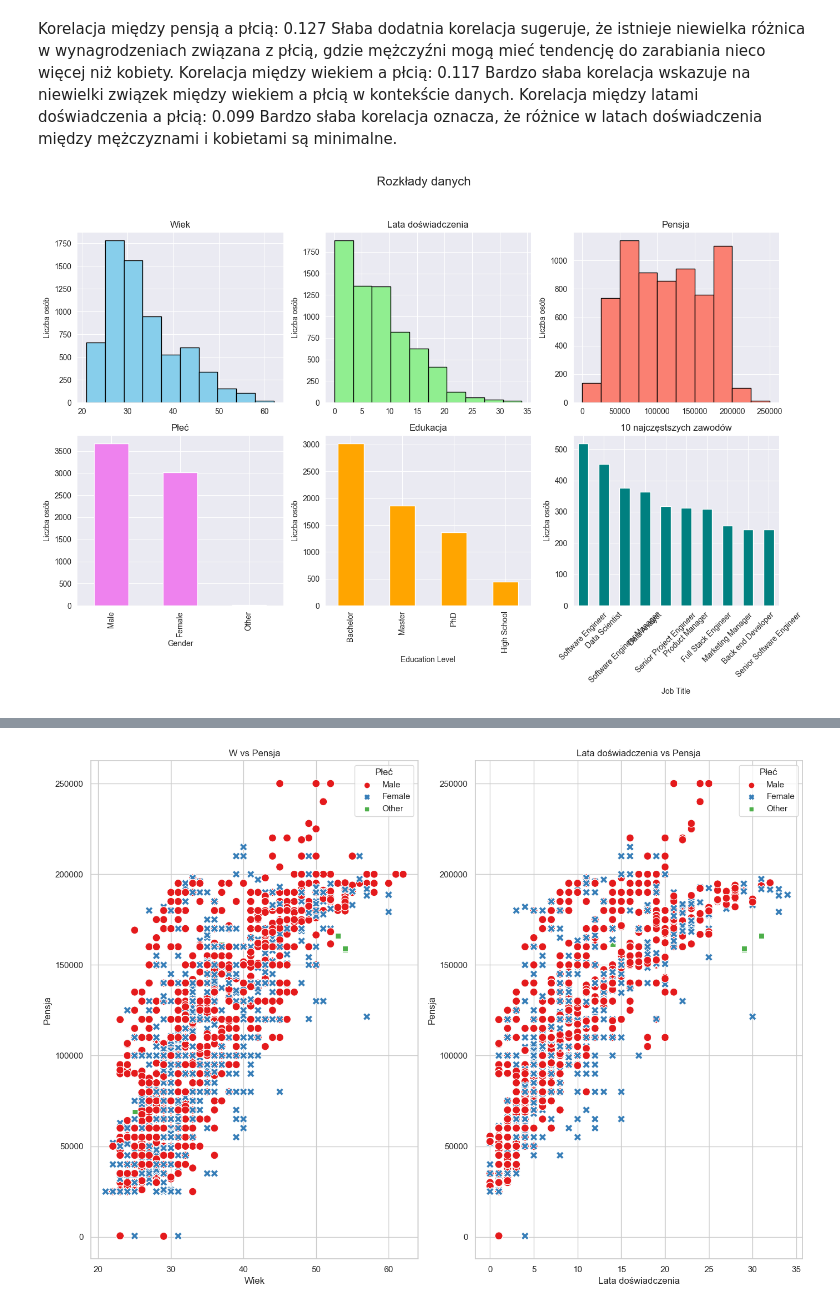
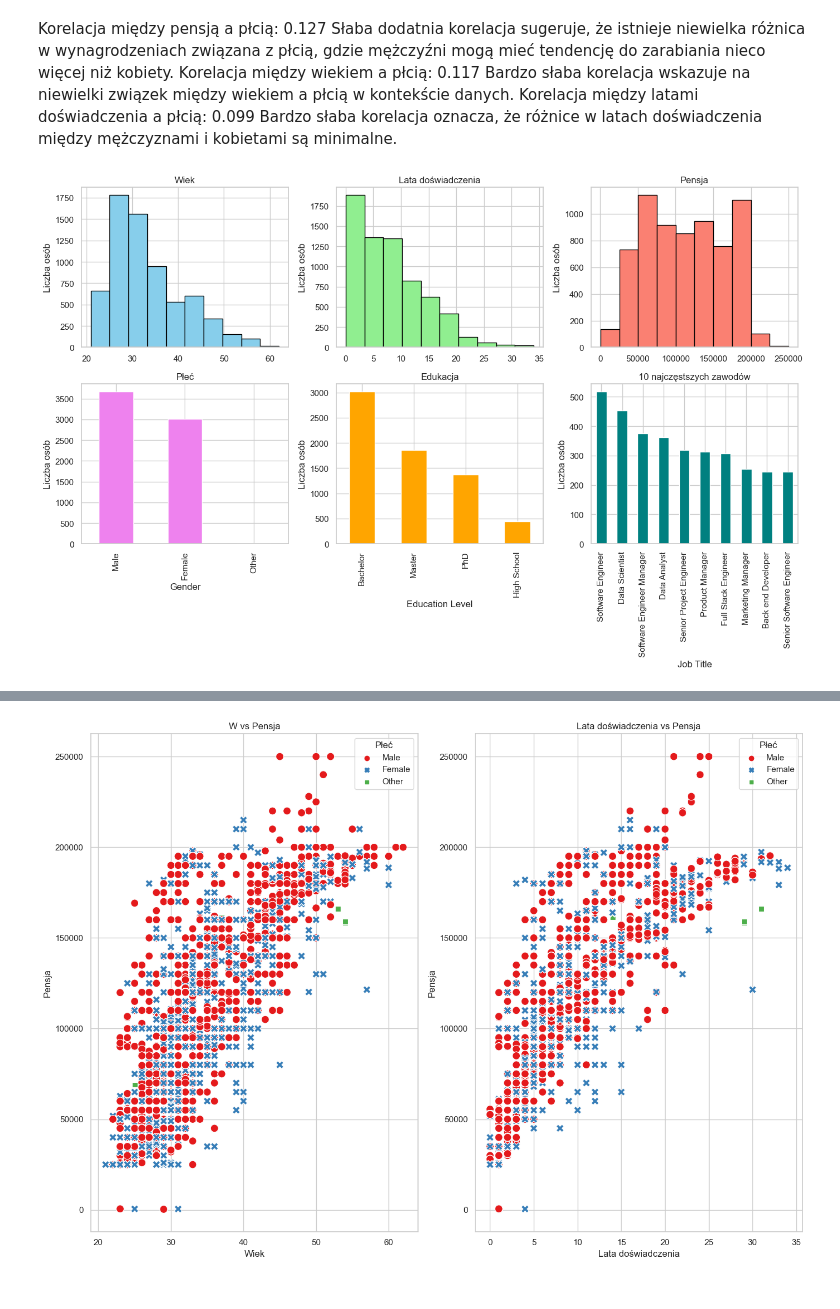
Before and after one commit to mpszkudlarek/Salary-analysis, a Jupyter notebook: analysis.ipynb, the cells around one changed output, grey strips where cells are left out. Saved outputs shown, nothing was run; the diff lists cells and outputs as text; code cells hidden in the pictures.

Commit message:
Improved plot readability

```diff
--- a/analysis.ipynb
+++ b/analysis.ipynb
@@ -163,31 +163,29 @@ Bardzo słaba korelacja oznacza, że różnice w latach doświadczenia między m
 # %%
 df['Age'] = df['Age'].astype(int)
 df['Years of Experience'] = df['Years of Experience'].astype(int)
 
 fig, axes = plt.subplots(nrows=2, ncols=3, figsize=(14, 10))
 
 df['Age'].plot(kind='hist', ax=axes[0, 0], title='Wiek', color='skyblue', edgecolor='black')
 axes[0, 0].set_ylabel('Liczba osób')
 
 df['Years of Experience'].plot(kind='hist', ax=axes[0, 1], title='Lata doświadczenia', color='lightgreen', edgecolor='black')
 axes[0, 1].set_ylabel('Liczba osób')
 
 df['Salary'].plot(kind='hist', ax=axes[0, 2], title='Pensja', color='salmon', edgecolor='black')
 axes[0, 2].set_ylabel('Liczba osób')
 
 df['Gender'].value_counts().plot(kind='bar', ax=axes[1, 0], title='Płeć', color='violet', ylabel='Liczba osób')
 
 df['Education Level'].value_counts().plot(kind='bar', ax=axes[1, 1], title='Edukacja', color='orange', ylabel='Liczba osób')
 
-df['Job Title'].value_counts()[:10].plot(kind='bar', ax=axes[1, 2], title='10 najczęstszych zawodów', ylabel='Liczba osób', color='teal')
-axes[1, 2].tick_params(axis='x', rotation=45)
+df['Job Title'].value_counts()[:10].plot(kind='bar', ax=axes[1, 2].tick_params(axis='x', rotation=90), title='10 najczęstszych zawodów', ylabel='Liczba osób', color='teal')
 
-fig.suptitle('Rozkłady danych', fontsize=16)
 fig.tight_layout(rect=[0, 0.03, 1, 0.95])
-
+plt.savefig('output/distribution_plots.png')
 plt.show()
 # %% [output]
-[figure, old version]
+[figure, new version]
 # %%
 
 fig, axes = plt.subplots(nrows=2, ncols=2, figsize=(14, 10))
```
Also changed, not shown: parts of 3 cells of this notebook, 6 other files.
